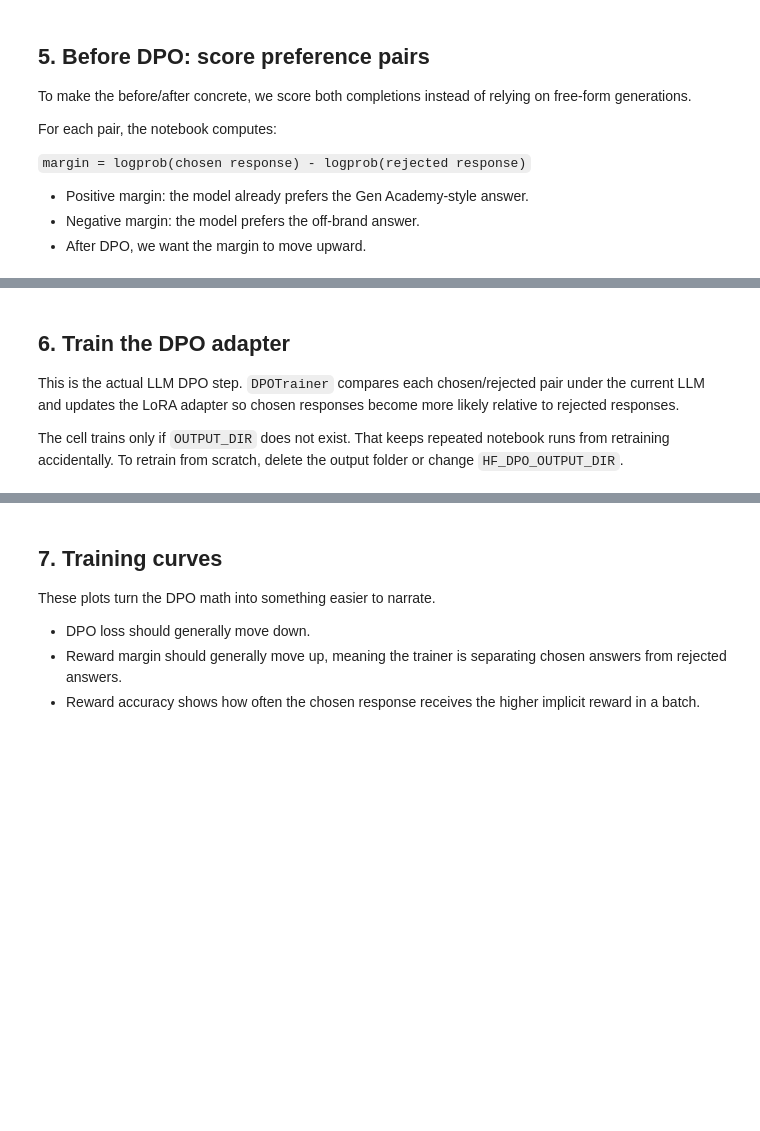
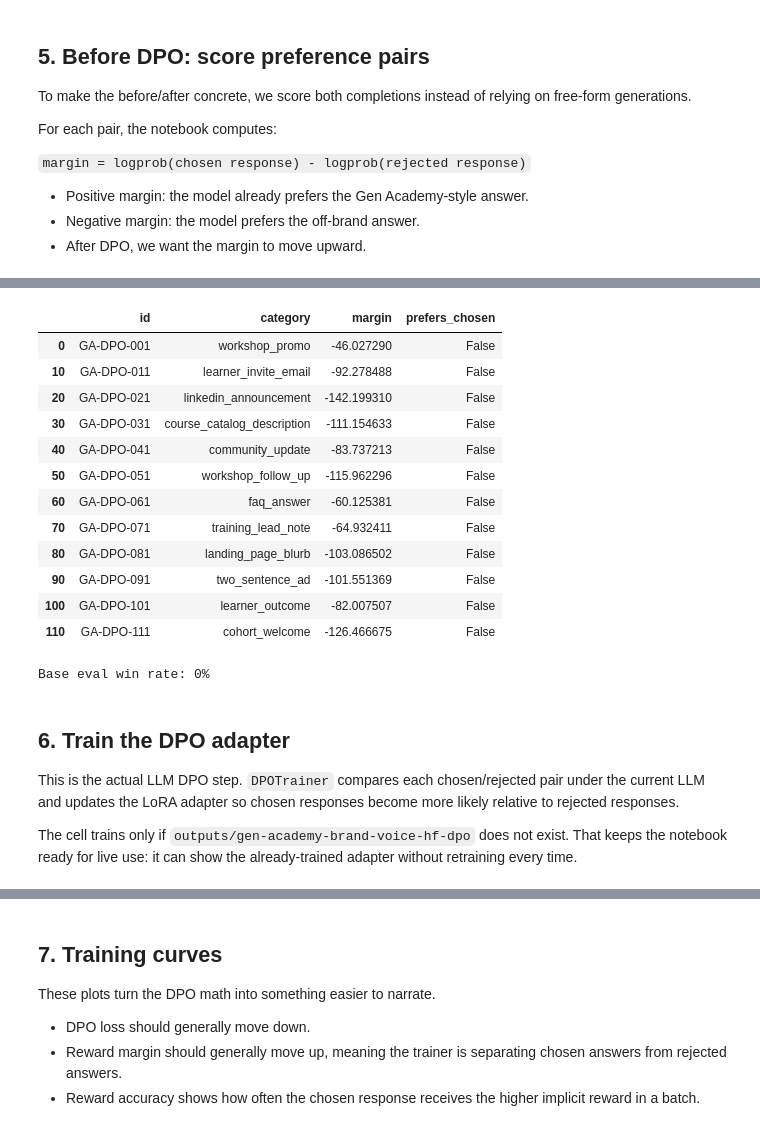
Before and after one commit to vidhyathegenacademy/mastering-agentic-ai-bootcamp-week-5, a Jupyter notebook: notebooks/brand_voice_huggingface_dpo_demo.ipynb, the cells around one changed output, grey strips where cells are left out. Saved outputs shown, nothing was run; the diff lists cells and outputs as text; code cells hidden in the pictures; blank space fills up the shorter version.

```diff
--- a/notebooks/brand_voice_huggingface_dpo_demo.ipynb
+++ b/notebooks/brand_voice_huggingface_dpo_demo.ipynb
@@ -171,37 +225,18 @@ import torch
 from transformers import AutoModelForCausalLM, AutoTokenizer
 
 
-def preferred_device():
-    if torch.cuda.is_available():
-        return "cuda"
-    if torch.backends.mps.is_available():
-        return "mps"
-    return "cpu"
-
-
-DEVICE = preferred_device()
-MODEL_DTYPE = torch.float16 if DEVICE == "cuda" else torch.float32
-print(f"Using device: {DEVICE}")
-if DEVICE != "cuda":
-    print("For a faster Colab run, choose Runtime > Change runtime type > T4 GPU or better.")
-
-
 def clear_memory():
     gc.collect()
-    if torch.cuda.is_available():
-        torch.cuda.empty_cache()
     if torch.backends.mps.is_available():
         torch.mps.empty_cache()
 
 
 def load_base_model():
     tokenizer = AutoTokenizer.from_pretrained(BASE_MODEL)
-    if tokenizer.pad_token is None:
-        tokenizer.pad_token = tokenizer.eos_token
-    model = AutoModelForCausalLM.from_pretrained(BASE_MODEL, torch_dtype=MODEL_DTYPE)
+    model = AutoModelForCausalLM.from_pretrained(BASE_MODEL, torch_dtype=torch.float32)
     model.eval()
-    if DEVICE != "cpu":
-        model.to(DEVICE)
+    if torch.backends.mps.is_available():
+        model.to("mps")
     return model, tokenizer
 
 
@@ -212,8 +247,8 @@ def completion_logprob(model, tokenizer, prompt_messages, completion_text):
     prompt_ids = tokenizer(prompt_text, return_tensors="pt", add_special_tokens=False)["input_ids"]
     full = tokenizer(full_text, return_tensors="pt", add_special_tokens=False)
     input_ids = full["input_ids"]
-    if DEVICE != "cpu":
-        input_ids = input_ids.to(DEVICE)
+    if torch.backends.mps.is_available():
+        input_ids = input_ids.to("mps")
     with torch.no_grad():
         logits = model(input_ids).logits
     labels = input_ids[:, 1:]
@@ -222,11 +257,7 @@ def completion_logprob(model, tokenizer, prompt_messages, completion_text):
 
     # Only score the assistant completion tokens, not the prompt tokens.
     start = max(prompt_ids.shape[-1] - 1, 0)
-    completion_token_logprobs = token_logprobs[:, start:]
-    token_count = int(completion_token_logprobs.numel())
-    total_logprob = float(completion_token_logprobs.sum().detach().cpu())
-    avg_logprob = total_logprob / max(token_count, 1)
-    return total_logprob, avg_logprob, token_count
+    return float(token_logprobs[:, start:].sum().detach().cpu())
 
 
 def score_pairs(model, tokenizer, rows, label):
@@ -234,26 +265,20 @@ def score_pairs(model, tokenizer, rows, label):
     for row in rows:
         chosen = row["chosen"][-1]["content"]
         rejected = row["rejected"][-1]["content"]
-        chosen_total, chosen_avg, chosen_tokens = completion_logprob(model, tokenizer, row["prompt"], chosen)
-        rejected_total, rejected_avg, rejected_tokens = completion_logprob(model, tokenizer, row["prompt"], rejected)
-        # Main metric: length-normalized margin. This avoids penalizing the better answer just because it is longer.
-        normalized_margin = chosen_avg - rejected_avg
-        raw_sum_margin = chosen_total - rejected_total
+        chosen_logp = completion_logprob(model, tokenizer, row["prompt"], chosen)
+        rejected_logp = completion_logprob(model, tokenizer, row["prompt"], rejected)
+        # The preference margin is the live-demo before/after metric.
+        # Higher means the LLM is more likely to produce the chosen answer than the rejected one.
         scored.append(
             {
                 "model": label,
                 "id": row["id"],
                 "split": row["split"],
                 "category": row["category"],
-                "chosen_logp_sum": chosen_total,
-                "rejected_logp_sum": rejected_total,
-                "chosen_logp_avg": chosen_avg,
-                "rejected_logp_avg": rejected_avg,
-                "chosen_tokens": chosen_tokens,
-                "rejected_tokens": rejected_tokens,
-                "raw_sum_margin": raw_sum_margin,
-                "margin": normalized_margin,
-                "prefers_chosen": normalized_margin > 0,
+                "chosen_logp": chosen_logp,
+                "rejected_logp": rejected_logp,
+                "margin": chosen_logp - rejected_logp,
+                "prefers_chosen": chosen_logp > rejected_logp,
             }
         )
     return pd.DataFrame(scored)
@@ -262,7 +287,8 @@ def score_pairs(model, tokenizer, rows, label):
 base_model, tokenizer = load_base_model()
 base_all_scores = score_pairs(base_model, tokenizer, trl_rows, "base")
 base_eval_scores = base_all_scores[base_all_scores["split"] == "eval"].copy()
-display(base_eval_scores[["id", "category", "margin", "raw_sum_margin", "prefers_chosen"]])
-print("Base eval normalized win rate:", f"{base_eval_scores['prefers_chosen'].mean():.0%}")
+display(base_eval_scores[["id", "category", "margin", "prefers_chosen"]])
+print("Base eval win rate:", f"{base_eval_scores['prefers_chosen'].mean():.0%}")
 del base_model
 clear_memory()
+# %% [output]
@@ -269,7 +297,21 @@ clear_memory()
+|  | id | category | margin | prefers_chosen |
+| 0 | GA-DPO-001 | workshop_promo | -46.027290 | False |
+| 10 | GA-DPO-011 | learner_invite_email | -92.278488 | False |
+| 20 | GA-DPO-021 | linkedin_announcement | -142.199310 | False |
+| 30 | GA-DPO-031 | course_catalog_description | -111.154633 | False |
+| 40 | GA-DPO-041 | community_update | -83.737213 | False |
+| 50 | GA-DPO-051 | workshop_follow_up | -115.962296 | False |
+| 60 | GA-DPO-061 | faq_answer | -60.125381 | False |
+| 70 | GA-DPO-071 | training_lead_note | -64.932411 | False |
+| 80 | GA-DPO-081 | landing_page_blurb | -103.086502 | False |
+| 90 | GA-DPO-091 | two_sentence_ad | -101.551369 | False |
+| 100 | GA-DPO-101 | learner_outcome | -82.007507 | False |
+| 110 | GA-DPO-111 | cohort_welcome | -126.466675 | False |
+Base eval win rate: 0%
 # %% [markdown]
 ## 6. Train the DPO adapter
 
 This is the actual LLM DPO step. `DPOTrainer` compares each chosen/rejected pair under the current LLM and updates the LoRA adapter so chosen responses become more likely relative to rejected responses.
 
-The cell trains only if `OUTPUT_DIR` does not exist. That keeps repeated notebook runs from retraining accidentally. To retrain from scratch, delete the output folder or change `HF_DPO_OUTPUT_DIR`.
+The cell trains only if `outputs/gen-academy-brand-voice-hf-dpo` does not exist. That keeps the notebook ready for live use: it can show the already-trained adapter without retraining every time.
 # %%
```
Also changed, not shown: parts of 14 cells of this notebook, 6 other files.
